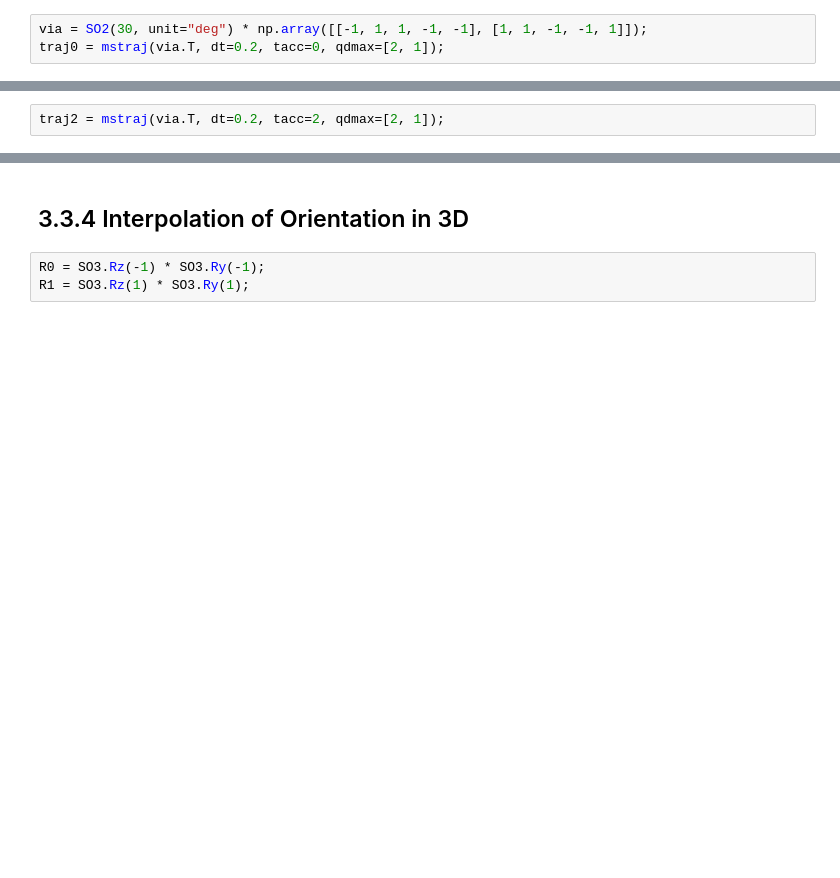
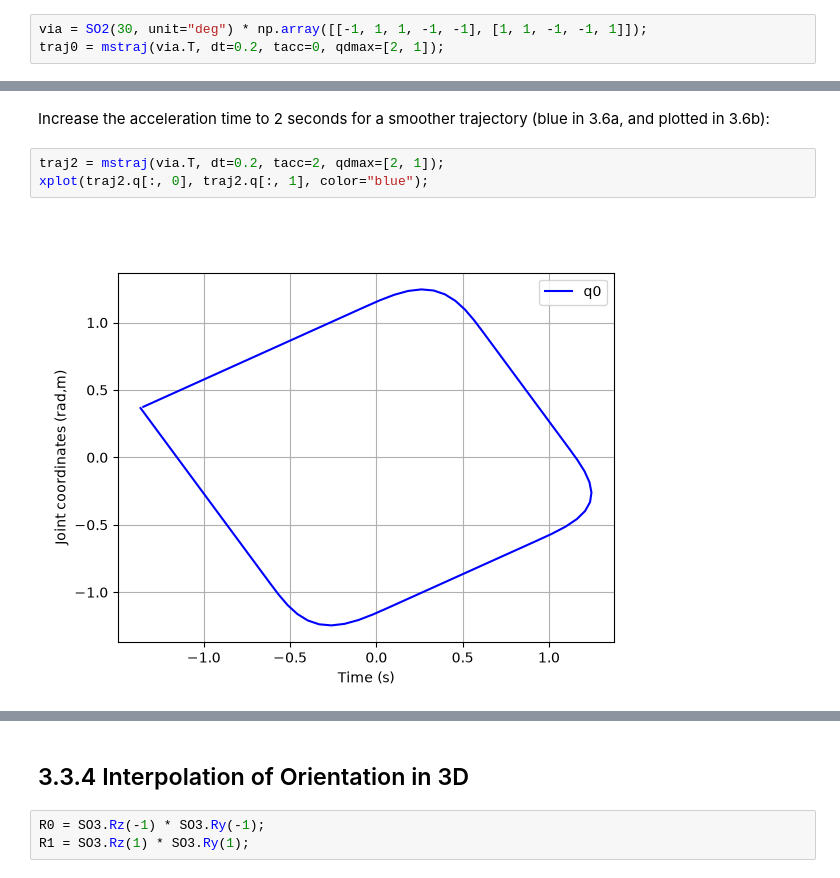
Before and after one commit to MichOng00/RVC3, a Jupyter notebook: chap03-notes.ipynb, the cells around one changed output, grey strips where cells are left out. Drawn from its saved outputs; the diff is of its cells as text; blank space fills up the shorter version.

```diff
--- a/chap03-notes.ipynb
+++ b/chap03-notes.ipynb
@@ -565,3 +588,8 @@ plt.plot(traj0.q[:, 0], traj0.q[:, 1], color="red");
+# %% [markdown]
+Increase the acceleration time to 2 seconds for a smoother trajectory (blue in 3.6a, and plotted in 3.6b):
 # %%
 traj2 = mstraj(via.T, dt=0.2, tacc=2, qdmax=[2, 1]);
+xplot(traj2.q[:, 0], traj2.q[:, 1], color="blue");
+# %% [output]
+[figure, added]
 # %%
```
Also changed, not shown: parts of 5 cells of this notebook, 2 other files.
